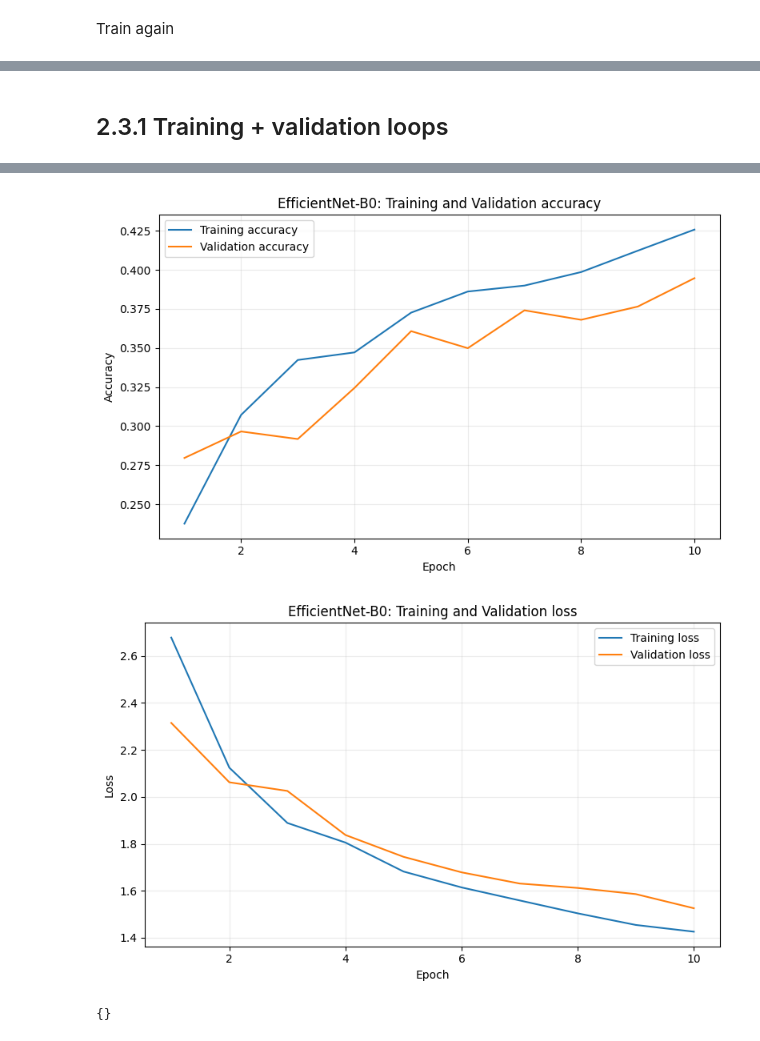
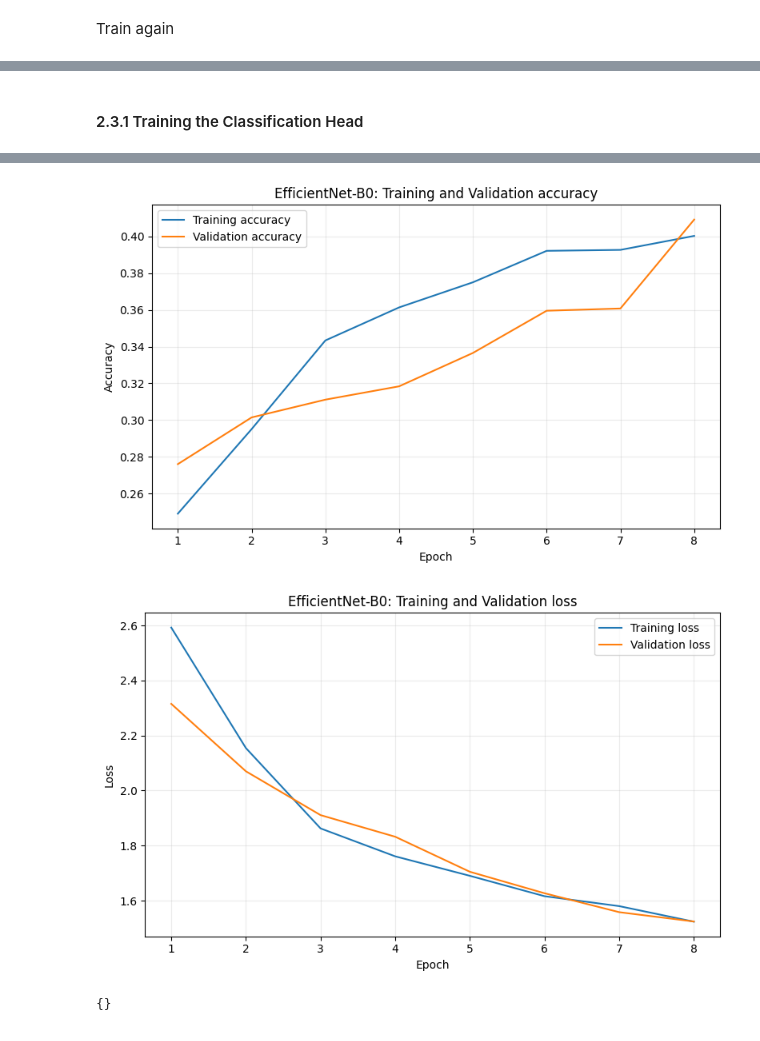
Before and after one commit to michael-duer/medical-image-classification, a Jupyter notebook: notebooks/02_transfer_learning.ipynb, the cells around one changed output, grey strips where cells are left out. Saved outputs shown, nothing was run; the diff lists cells and outputs as text; code cells hidden in the pictures.

```diff
--- a/notebooks/02_transfer_learning.ipynb
+++ b/notebooks/02_transfer_learning.ipynb
@@ -354,8 +358,8 @@ Then optionally unfreeze the last residual block (layer4) and the classifier, us
 ### 2.1 Set Training parameters
 Specify learning rate, loss function and number of training loops (epochs). Also specify the number of classes to predict as we will replace the last layer of the following models with a classifier suitable for our task.
 # %%
-LEARNING_RATE = 1e-3
-NUM_EPOCHS = 10
 NUM_CLASSES = 5
+NUM_EPOCHS_STAGE1 = 8
+NUM_EPOCHS_STAGE2 = 20
 criterion = nn.CrossEntropyLoss()
 # %% [markdown]
@@ -437,15 +470,15 @@ scheduler = torch.optim.lr_scheduler.ReduceLROnPlateau(
     patience=2
 )
 
-for epoch in range(1, NUM_EPOCHS + 1):
+for epoch in range(1, NUM_EPOCHS_STAGE1 + 1):
     train_stats = run_epoch(
         resnet18, loaders['train'], optimizer,
-        epoch=epoch, num_epochs=NUM_EPOCHS
+        epoch=epoch, num_epochs=NUM_EPOCHS_STAGE1
     )
 
     val_stats = run_epoch(
         resnet18, loaders['val'],
-        epoch=epoch, num_epochs=NUM_EPOCHS
+        epoch=epoch, num_epochs=NUM_EPOCHS_STAGE1
     )
 
     history_resnet18.append({
@@ -457,7 +490,7 @@ for epoch in range(1, NUM_EPOCHS + 1):
     })
 
     tqdm.write(
-      f"Epoch [{epoch}/{NUM_EPOCHS}] | "
+      f"Epoch [{epoch}/{NUM_EPOCHS_STAGE1}] | "
       f"Train Loss: {train_stats['loss']:.4f} | "
       f"Train Acc: {train_stats['accuracy']:.2%} | "
       f"Val Loss: {val_stats['loss']:.4f} | "
@@ -554,25 +608,25 @@ Train again
 history_resnet18 = []
 best_val_loss = float("inf")
 # Stops model after 4 epochs of not improving validation loss
-early_stop_rate = 4
+early_stop_rate = 7
 epochs_without_improvement = 0
 # Reduce learning rates when validation loss stagnates
 scheduler = torch.optim.lr_scheduler.ReduceLROnPlateau(
     optimizer,
     mode="min",
     factor=0.5,
-    patience=2
+    patience=4
 )
 
-for epoch in range(1, NUM_EPOCHS + 1):
+for epoch in range(1, NUM_EPOCHS_STAGE2 + 1):
     train_stats = run_epoch(
         resnet18, loaders['train'], optimizer,
-        epoch=epoch, num_epochs=NUM_EPOCHS
+        epoch=epoch, num_epochs=NUM_EPOCHS_STAGE2
     )
 
     val_stats = run_epoch(
         resnet18, loaders['val'],
-        epoch=epoch, num_epochs=NUM_EPOCHS
+        epoch=epoch, num_epochs=NUM_EPOCHS_STAGE2
     )
 
     history_resnet18.append({
@@ -584,7 +638,7 @@ for epoch in range(1, NUM_EPOCHS + 1):
     })
 
     tqdm.write(
-      f"Epoch [{epoch}/{NUM_EPOCHS}] | "
+      f"Epoch [{epoch}/{NUM_EPOCHS_STAGE2}] | "
       f"Train Loss: {train_stats['loss']:.4f} | "
       f"Train Acc: {train_stats['accuracy']:.2%} | "
       f"Val Loss: {val_stats['loss']:.4f} | "
@@ -743,5 +844,5 @@ optimizer = torch.optim.AdamW(
 # %% [markdown]
-## 2.3.1 Training + validation loops
+#### 2.3.1 Training the Classification Head
 # %%
 history_efficientnet_b0 = []
 best_val_loss = float("inf")
@@ -756,15 +857,15 @@ scheduler = torch.optim.lr_scheduler.ReduceLROnPlateau(
     patience=2
 )
 
-for epoch in range(1, NUM_EPOCHS + 1):
+for epoch in range(1, NUM_EPOCHS_STAGE1 + 1):
     train_stats = run_epoch(
         efficientnet_b0, loaders['train'], optimizer,
-        epoch=epoch, num_epochs=NUM_EPOCHS
+        epoch=epoch, num_epochs=NUM_EPOCHS_STAGE1
     )
 
     val_stats = run_epoch(
         efficientnet_b0, loaders['val'],
-        epoch=epoch, num_epochs=NUM_EPOCHS
+        epoch=epoch, num_epochs=NUM_EPOCHS_STAGE1
     )
 
     history_efficientnet_b0.append({
@@ -776,7 +877,7 @@ for epoch in range(1, NUM_EPOCHS + 1):
     })
 
     tqdm.write(
-      f"Epoch [{epoch}/{NUM_EPOCHS}] | "
+      f"Epoch [{epoch}/{NUM_EPOCHS_STAGE1}] | "
       f"Train Loss: {train_stats['loss']:.4f} | "
       f"Train Acc: {train_stats['accuracy']:.2%} | "
       f"Val Loss: {val_stats['loss']:.4f} | "
@@ -821,3 +920,3 @@ Epoch [10/10] | Train Loss: 1.4258 | Train Acc: 42.58% | Val Loss: 1.5256 | Val
-[figure, old version]
+[figure, new version]
-[figure, old version]
+[figure, new version]
-{}
+{}
```
Also changed, not shown: parts of 43 cells of this notebook, 4 other files.
